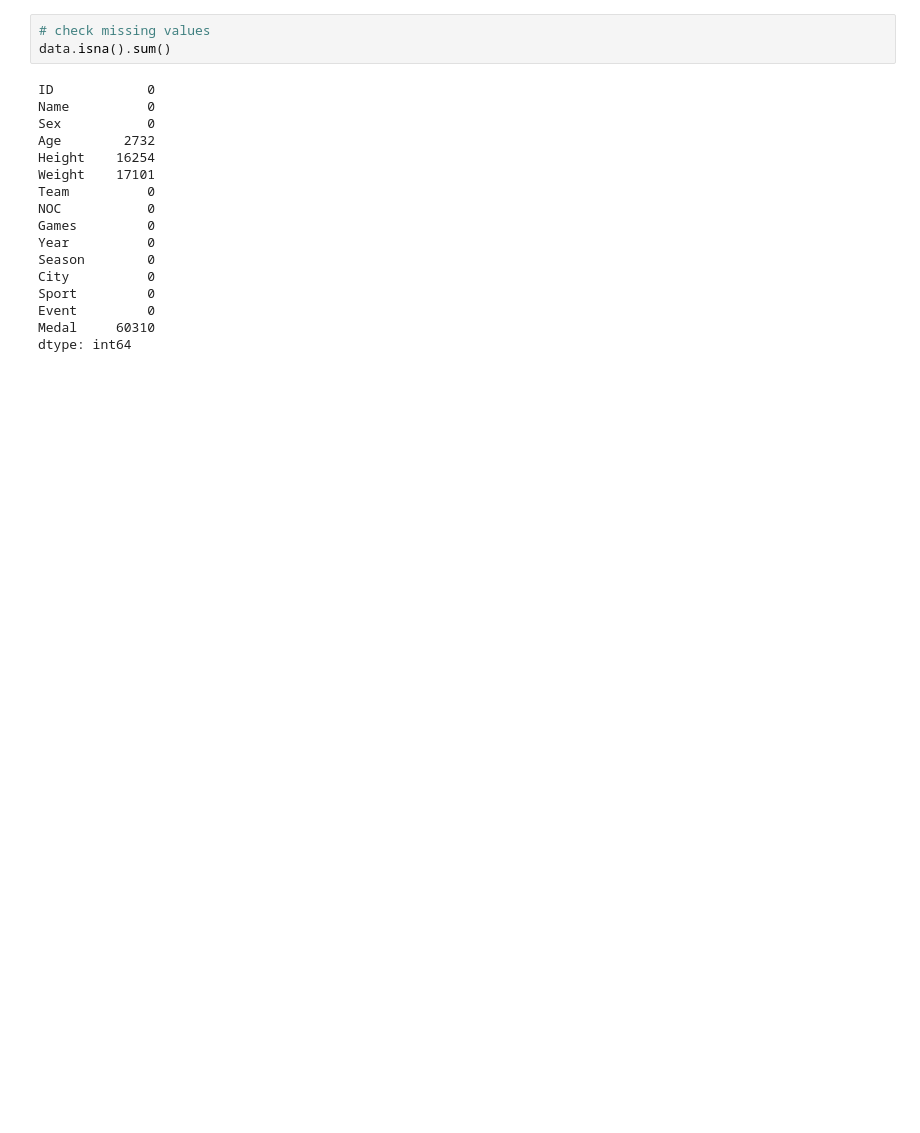
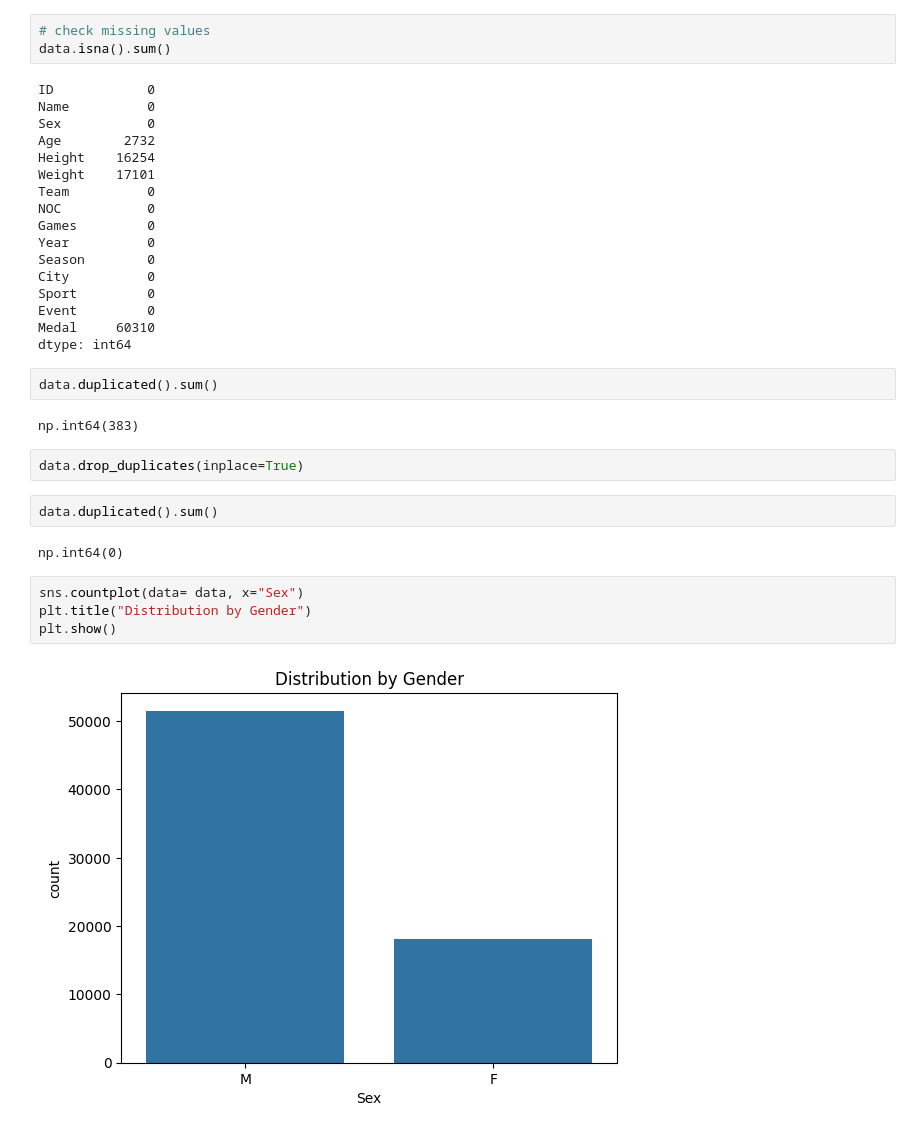
Before and after one commit to samwanyua/Exploratory-Data-Analysis-EDA--Olympics-Dataset, a Jupyter notebook: Notebook.ipynb, the cells around one changed output. Cells and saved outputs as stored; diff of their text form; blank space fills up the shorter version.

Commit message:
Data Visualization with Seaborn

```diff
--- a/Notebook.ipynb
+++ b/Notebook.ipynb
@@ -93,3 +93,19 @@ Sport         0
 Event         0
 Medal     60310
 dtype: int64
+# %%
+data.duplicated().sum()
+# %% [output]
+np.int64(383)
+# %%
+data.drop_duplicates(inplace=True)
+# %%
+data.duplicated().sum()
+# %% [output]
+np.int64(0)
+# %%
+sns.countplot(data= data, x="Sex")
+plt.title("Distribution by Gender")
+plt.show()
+# %% [output]
+[figure, added]
```
Also changed, not shown: parts of 1 cell of this notebook.
